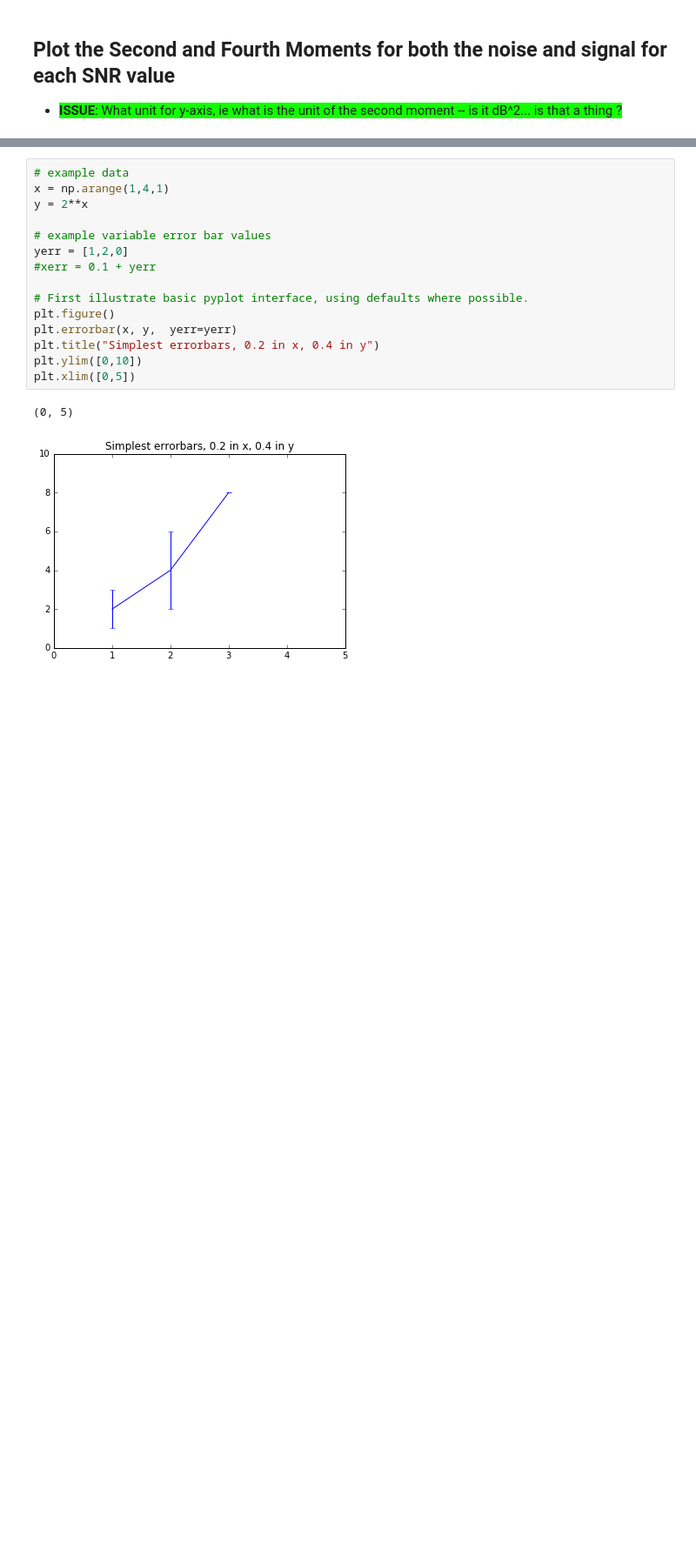
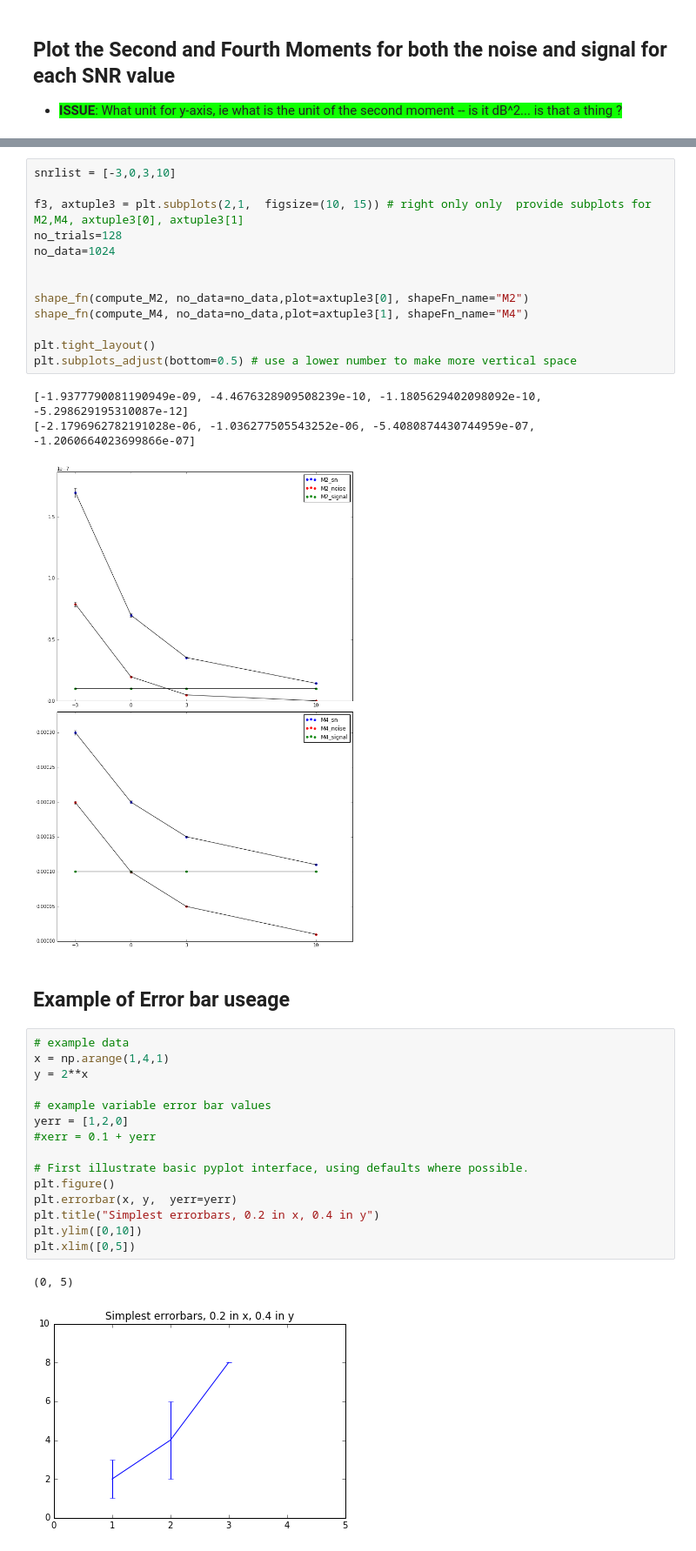
Before and after one commit to rollingcoconut/RadioML, a Jupyter notebook: Detecting_Users_psk_samps_pickled.ipynb, the cells around one changed output, grey strips where cells are left out. Shown at 87% size. Cells and saved outputs as stored; diff of their text form; blank space fills up the shorter version.

```diff
--- a/Detecting_Users_psk_samps_pickled.ipynb
+++ b/Detecting_Users_psk_samps_pickled.ipynb
@@ -640,3 +252,22 @@ shape_fn(compute_M2, no_data=no_data,plot=axtuple3[0])
+# %%
+snrlist = [-3,0,3,10]
+
+f3, axtuple3 = plt.subplots(2,1,  figsize=(10, 15)) # right only only  provide subplots for M2,M4, axtuple3[0], axtuple3[1]
+no_trials=128
+no_data=1024
+
+
+shape_fn(compute_M2, no_data=no_data,plot=axtuple3[0], shapeFn_name="M2")
+shape_fn(compute_M4, no_data=no_data,plot=axtuple3[1], shapeFn_name="M4")
+
+plt.tight_layout()
+plt.subplots_adjust(bottom=0.5) # use a lower number to make more vertical space
+# %% [output]
+[-1.9377790081190949e-09, -4.4676328909508239e-10, -1.1805629402098092e-10, -5.298629195310087e-12]
+[-2.1796962782191028e-06, -1.036277505543252e-06, -5.4080874430744959e-07, -1.2060664023699866e-07]
+[figure, added]
+# %% [markdown]
+## Example of Error bar useage
 # %%
 # example data
 x = np.arange(1,4,1)
```
Also changed, not shown: parts of 9 cells of this notebook.
